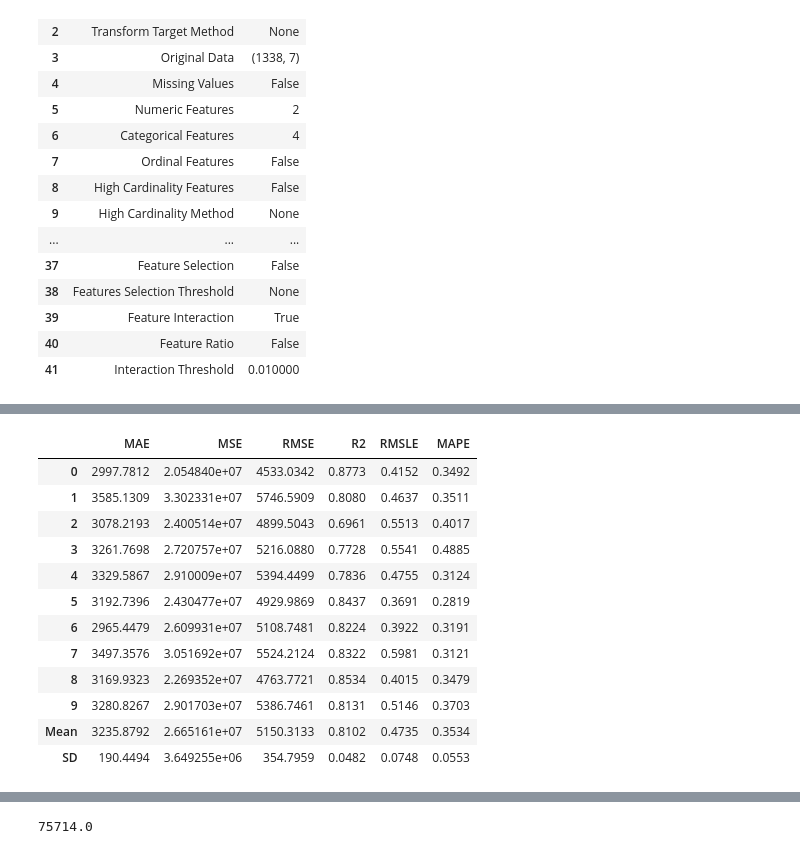
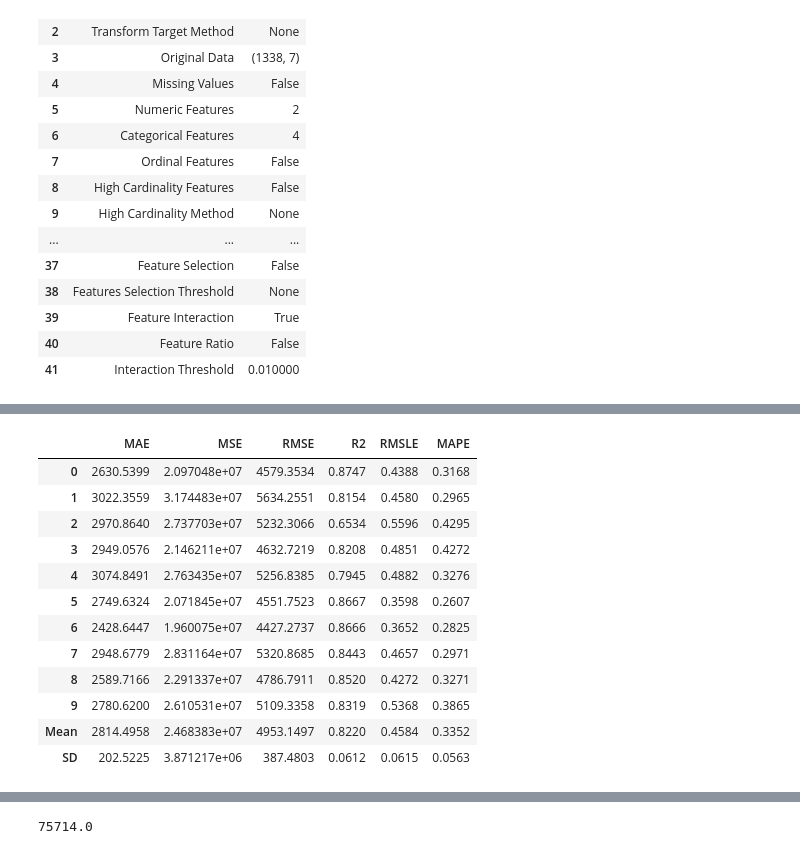
Before and after one commit to simoneperazzoli/pycaret-deployment-streamlit, a Jupyter notebook: Insurance_Model_Training_Notebook.ipynb, the cells around one changed output, grey strips where cells are left out. Drawn from its saved outputs; the diff is of its cells as text; code cells hidden in the pictures.

```diff
--- a/Insurance_Model_Training_Notebook.ipynb
+++ b/Insurance_Model_Training_Notebook.ipynb
@@ -101,18 +101,18 @@ Index(['bmi_Power2', 'age_Power2', 'sex_female', 'children_0', 'children_1',
       dtype='object')
-# %%
-lr = create_model('lr')
-# %% [output]
-|  | MAE | MSE | RMSE | R2 | RMSLE | MAPE |
-| 0 | 2997.7812 | 2.054840e+07 | 4533.0342 | 0.8773 | 0.4152 | 0.3492 |
-| 1 | 3585.1309 | 3.302331e+07 | 5746.5909 | 0.8080 | 0.4637 | 0.3511 |
-| 2 | 3078.2193 | 2.400514e+07 | 4899.5043 | 0.6961 | 0.5513 | 0.4017 |
-| 3 | 3261.7698 | 2.720757e+07 | 5216.0880 | 0.7728 | 0.5541 | 0.4885 |
-| 4 | 3329.5867 | 2.910009e+07 | 5394.4499 | 0.7836 | 0.4755 | 0.3124 |
-| 5 | 3192.7396 | 2.430477e+07 | 4929.9869 | 0.8437 | 0.3691 | 0.2819 |
-| 6 | 2965.4479 | 2.609931e+07 | 5108.7481 | 0.8224 | 0.3922 | 0.3191 |
-| 7 | 3497.3576 | 3.051692e+07 | 5524.2124 | 0.8322 | 0.5981 | 0.3121 |
-| 8 | 3169.9323 | 2.269352e+07 | 4763.7721 | 0.8534 | 0.4015 | 0.3479 |
-| 9 | 3280.8267 | 2.901703e+07 | 5386.7461 | 0.8131 | 0.5146 | 0.3703 |
-| Mean | 3235.8792 | 2.665161e+07 | 5150.3133 | 0.8102 | 0.4735 | 0.3534 |
-| SD | 190.4494 | 3.649255e+06 | 354.7959 | 0.0482 | 0.0748 | 0.0553 |
+# %%
+xgboost = create_model('xgboost')
+# %% [output]
+|  | MAE | MSE | RMSE | R2 | RMSLE | MAPE |
+| 0 | 2630.5399 | 2.097048e+07 | 4579.3534 | 0.8747 | 0.4388 | 0.3168 |
+| 1 | 3022.3559 | 3.174483e+07 | 5634.2551 | 0.8154 | 0.4580 | 0.2965 |
+| 2 | 2970.8640 | 2.737703e+07 | 5232.3066 | 0.6534 | 0.5596 | 0.4295 |
+| 3 | 2949.0576 | 2.146211e+07 | 4632.7219 | 0.8208 | 0.4851 | 0.4272 |
+| 4 | 3074.8491 | 2.763435e+07 | 5256.8385 | 0.7945 | 0.4882 | 0.3276 |
+| 5 | 2749.6324 | 2.071845e+07 | 4551.7523 | 0.8667 | 0.3598 | 0.2607 |
+| 6 | 2428.6447 | 1.960075e+07 | 4427.2737 | 0.8666 | 0.3652 | 0.2825 |
+| 7 | 2948.6779 | 2.831164e+07 | 5320.8685 | 0.8443 | 0.4657 | 0.2971 |
+| 8 | 2589.7166 | 2.291337e+07 | 4786.7911 | 0.8520 | 0.4272 | 0.3271 |
+| 9 | 2780.6200 | 2.610531e+07 | 5109.3358 | 0.8319 | 0.5368 | 0.3865 |
+| Mean | 2814.4958 | 2.468383e+07 | 4953.1497 | 0.8220 | 0.4584 | 0.3352 |
+| SD | 202.5225 | 3.871217e+06 | 387.4803 | 0.0612 | 0.0615 | 0.0563 |
 # %%
```
Also changed, not shown: parts of 11 cells of this notebook.
